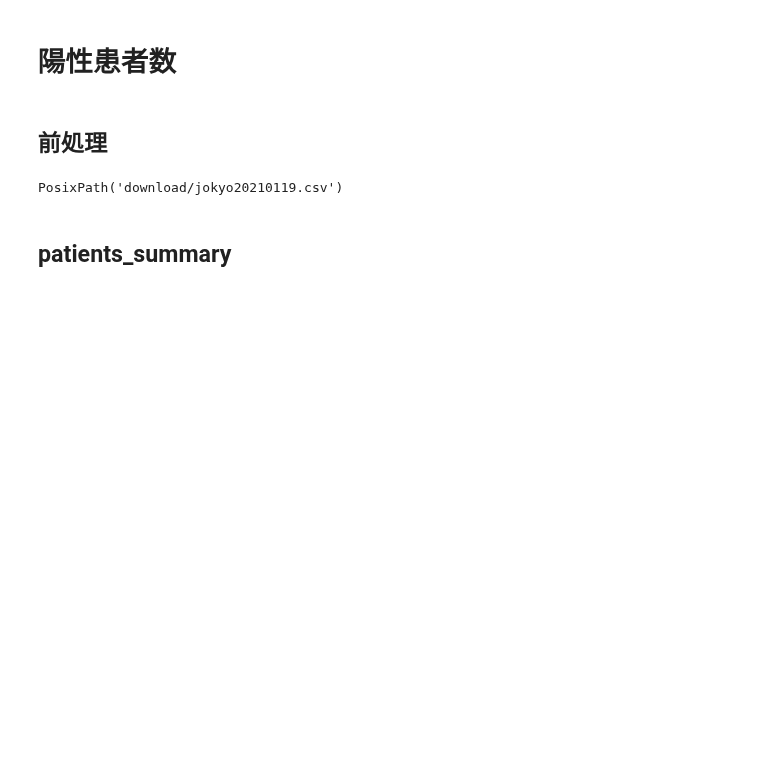
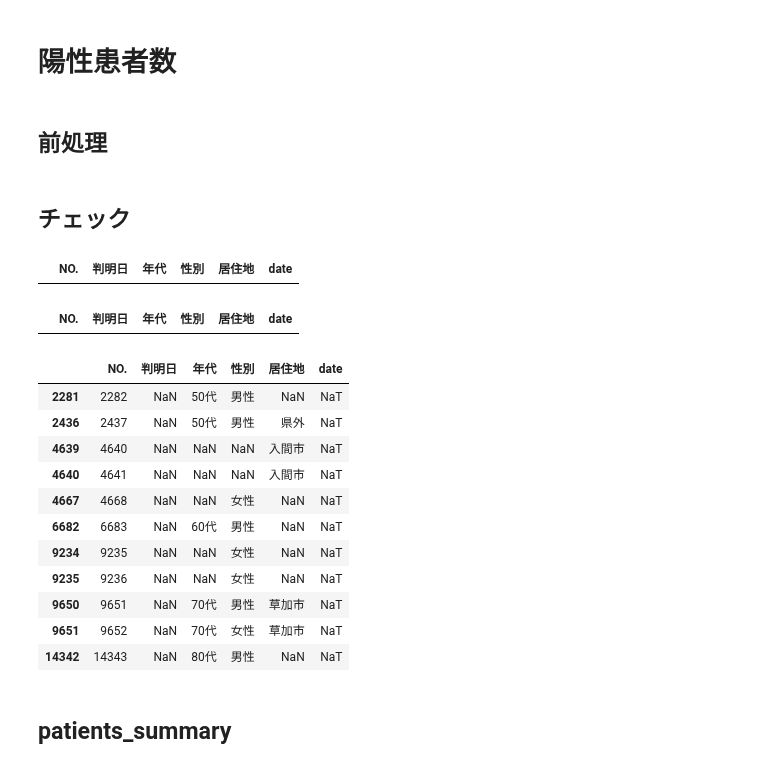
Before and after one commit to imabari/covid19-data, a Jupyter notebook: saitama/saitama_covid.ipynb, the cells around one changed output. Saved outputs shown, nothing was run; the diff lists cells and outputs as text; code cells hidden in the pictures; blank space fills up the shorter version.

```diff
--- a/saitama/saitama_covid.ipynb
+++ b/saitama/saitama_covid.ipynb
@@ -241,10 +294,6 @@ JOKYO_TITLE = "^埼玉県内の新型コロナウイルス感染症の発生状
 # %%
 # 状況
 jokyo_path = fetch_csv(JOKYO_URL, JOKYO_TITLE)
-# %%
-jokyo_path
-# %% [output]
-PosixPath('download/jokyo20210119.csv')
 # %%
 df_kanja = pd.read_csv(jokyo_path, encoding="cp932")
 # %%
@@ -259,6 +308,34 @@ df_temp = (
 # %%
 df_temp["year"] = df_temp["year"].replace({20: 2020, 21: 2021}).fillna(method="ffill")
 df_kanja["date"] = pd.to_datetime(df_temp, errors="coerce")
+# %% [markdown]
+## チェック
+# %%
+# 2020年より前を抽出
+df_kanja[df_kanja["date"] < datetime.datetime(2020, 1, 1)]
+# %% [output]
+|  | NO. | 判明日 | 年代 | 性別 | 居住地 | date |
+# %%
+# 未来の日付を抽出
+df_kanja[df_kanja["date"] > dt_now]
+# %% [output]
+|  | NO. | 判明日 | 年代 | 性別 | 居住地 | date |
+# %%
+# 日付が空で調査中、発生届取り下げ、東京都発表、重複でないものを抽出
+df_kanja[(df_kanja["date"].isna()) & ~((df_kanja["判明日"].isin(["調査中", "発生届取り下げ", "東京都発表"]) | df_kanja["判明日"].str.contains("重複", na=False)))]
+# %% [output]
+|  | NO. | 判明日 | 年代 | 性別 | 居住地 | date |
+| 2281 | 2282 | NaN | 50代 | 男性 | NaN | NaT |
+| 2436 | 2437 | NaN | 50代 | 男性 | 県外 | NaT |
+| 4639 | 4640 | NaN | NaN | NaN | 入間市 | NaT |
+| 4640 | 4641 | NaN | NaN | NaN | 入間市 | NaT |
+| 4667 | 4668 | NaN | NaN | 女性 | NaN | NaT |
+| 6682 | 6683 | NaN | 60代 | 男性 | NaN | NaT |
+| 9234 | 9235 | NaN | NaN | 女性 | NaN | NaT |
+| 9235 | 9236 | NaN | NaN | 女性 | NaN | NaT |
+| 9650 | 9651 | NaN | 70代 | 男性 | 草加市 | NaT |
+| 9651 | 9652 | NaN | 70代 | 女性 | 草加市 | NaT |
+| 14342 | 14343 | NaN | 80代 | 男性 | NaN | NaT |
 # %% [markdown]
 ## patients_summary
 # %%
```
Also changed, not shown: parts of 16 cells of this notebook.
